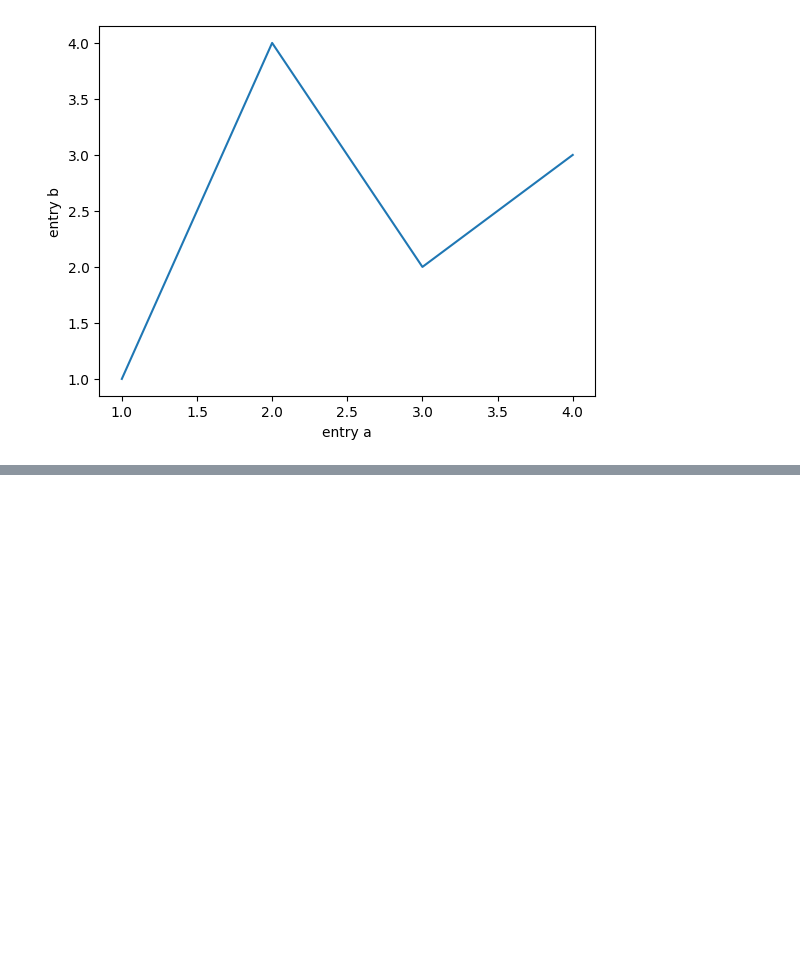
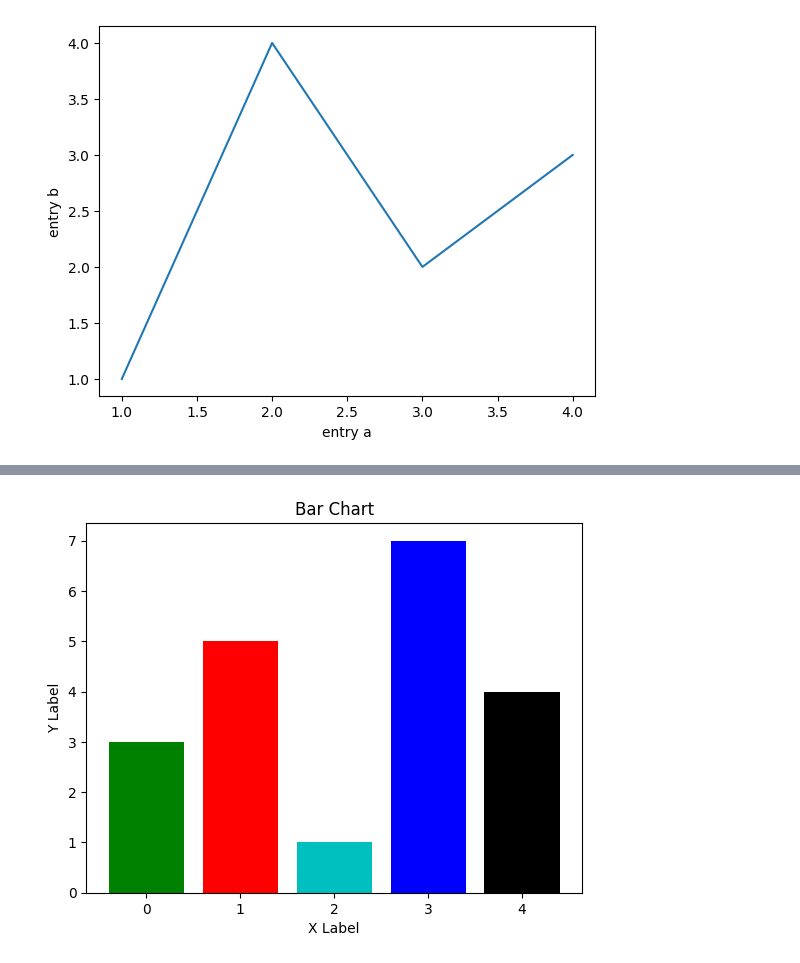
Before and after one commit to zori0815/paaaa, a Jupyter notebook: 07-plot.ipynb, the cells around one changed output, grey strips where cells are left out. Cells and saved outputs as stored; diff of their text form; code cells hidden in the pictures; blank space fills up the shorter version.

```diff
--- a/07-plot.ipynb
+++ b/07-plot.ipynb
@@ -20,3 +20,24 @@ ax.set_ylabel('entry b')
 # %% [output]
 Text(0, 0.5, 'entry b')
 [figure]
+# %%
+import matplotlib.pyplot as plt
+import numpy as np
+
+# 创建数据
+x = np.arange(5)
+y = np.array([3, 5, 1, 7, 4])
+colors = ['g', 'r', 'c', 'b', 'k']
+
+# 创建柱状图
+fig, ax = plt.subplots()
+for i in range(len(x)):
+    ax.bar(x[i], y[i], color=colors[i])
+
+# 添加标签和标题
+ax.set_xlabel('X Label')
+ax.set_ylabel('Y Label')
+ax.set_title('Bar Chart')
+
+# 显示图表
+plt.show()
@@ -23,3 +47,29 @@ Text(0, 0.5, 'entry b')
+# %%
+import matplotlib.pyplot as plt
+import numpy as np
+
+# 创建数据
+x = np.arange(5)
+y = np.array([3, 5, 1, 7, 4])
+
+# 创建柱状图
+fig, ax = plt.subplots()
+ax.bar(x, y, color='b')
+
+# 给柱子上色
+colors = ['g', 'r', 'c', 'b', 'k']
+for i in range(len(x)):
+    ax.bar(x[i], y[i], color=colors[i])
+
+# 添加标签和标题
+ax.set_xlabel('X Label')
+ax.set_ylabel('Y Label')
+ax.set_title('Bar Chart')
+
+# 显示图表
+plt.show()
+# %% [output]
+[figure, added]
 # %%
 import matplotlib.pyplot as plt
 import numpy as np
```
Also changed, not shown: parts of 3 cells of this notebook.
